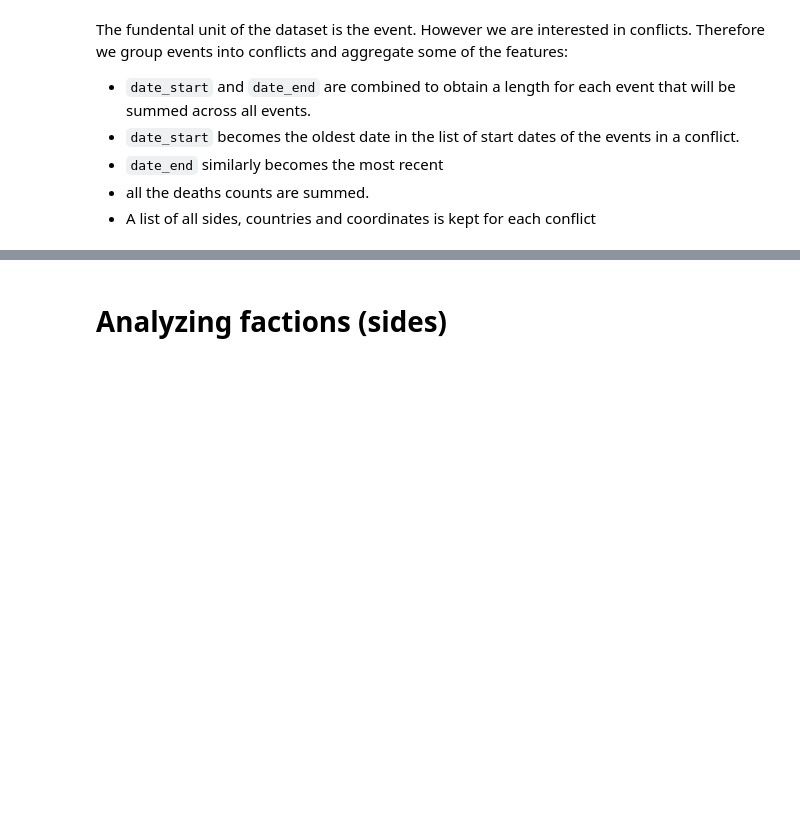
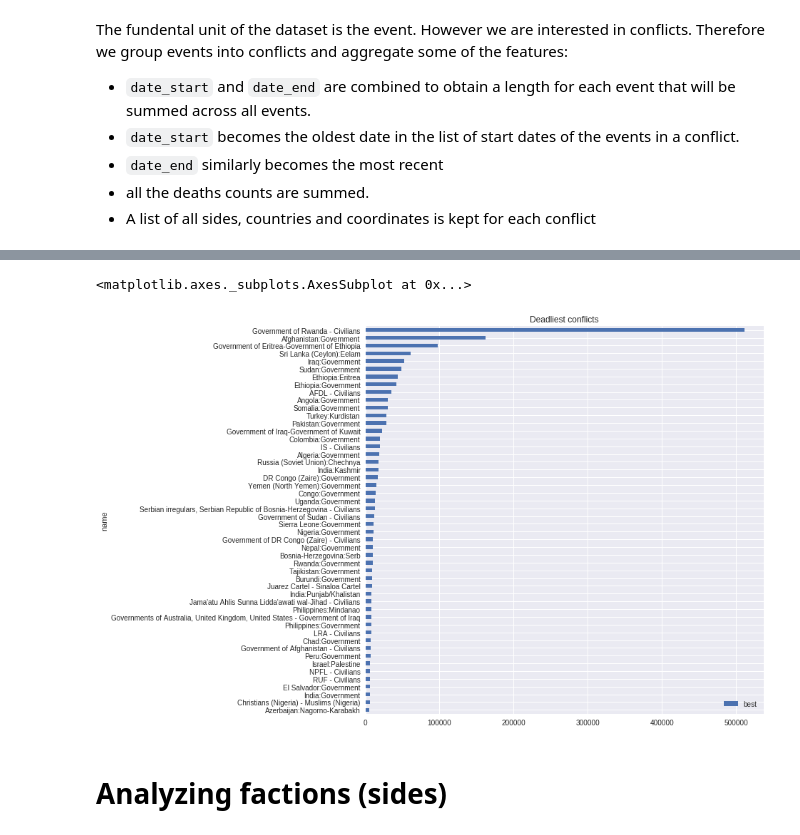
Before and after one commit to vincenzobaz/VBTALL-ADA2017, a Jupyter notebook: Project/Factions (sides) analysis.ipynb, the cells around one changed output, grey strips where cells are left out. Drawn from its saved outputs; the diff is of its cells as text; code cells hidden in the pictures; blank space fills up the shorter version.

```diff
--- a/Project/Factions (sides) analysis.ipynb
+++ b/Project/Factions (sides) analysis.ipynb
@@ -79,6 +79,12 @@ conflicts.head()
 | 218 | 0 days | 1989-01-01 | 2016-01-01 | 187 | 331 | 1701 | [34.57173, 34.683056, 34.484389, ... | ... |
 | 220 | 0 days | 1989-01-01 | 1989-01-01 | 0 | 150 | 150 | [-25.29389] | ... |
 | 221 | 0 days | 1989-01-01 | 2015-01-01 | 196 | 1366 | 4550 | [17.5, 17.5, 17.5, 17.5, 17.5, 17... | ... |
+# %%
+conflicts[['name', 'best']].sort_values(by='best')[-50:].set_index('name')\
+                           .plot(kind='barh', figsize=(10,10), title='Deadliest conflicts')
+# %% [output]
+<matplotlib.axes._subplots.AxesSubplot at 0x...>
+[figure, added]
 # %% [markdown]
 # Analyzing factions (sides)
 # %% [markdown]
```
Also changed, not shown: parts of 1 cell of this notebook.
